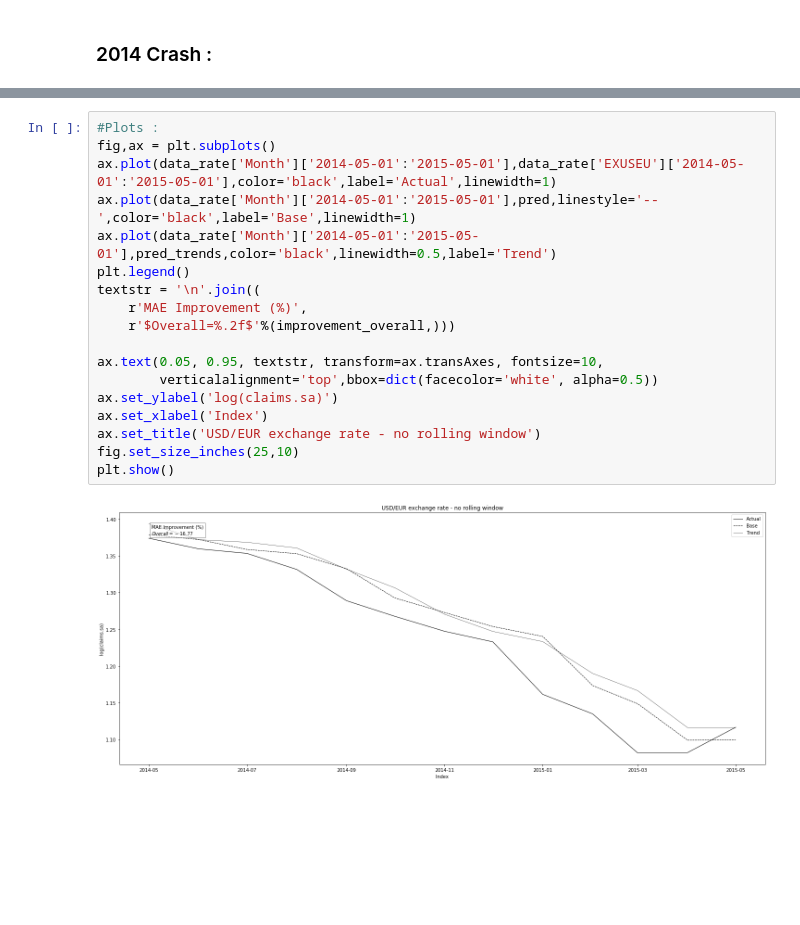
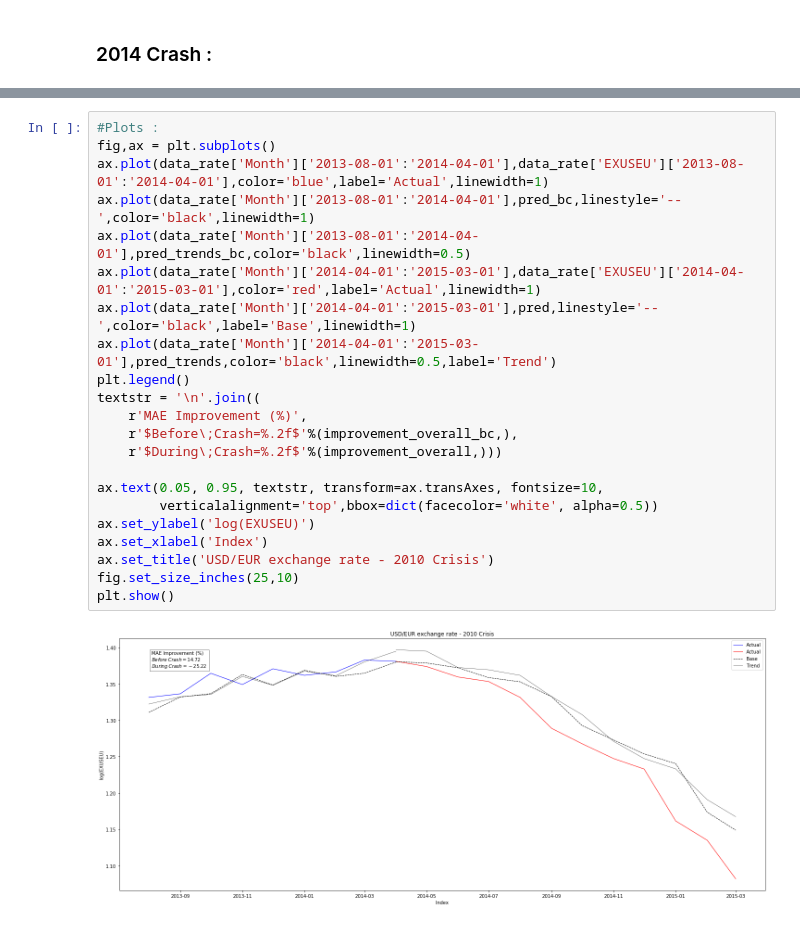
Before and after one commit to epfl-ada/ada-2020-project-milestone-p3-p3_adaimb, a Jupyter notebook: MilestoneP4.ipynb, the cells around one changed output, grey strips where cells are left out. Saved outputs shown, nothing was run; the diff lists cells and outputs as text; blank space fills up the shorter version.

```diff
--- a/MilestoneP4.ipynb
+++ b/MilestoneP4.ipynb
@@ -933,20 +1042,24 @@ MAE Base Overall = 0.023569673717720174
 # %%
 #Plots :
 fig,ax = plt.subplots()
-ax.plot(data_rate['Month']['2014-05-01':'2015-05-01'],data_rate['EXUSEU']['2014-05-01':'2015-05-01'],color='black',label='Actual',linewidth=1)
-ax.plot(data_rate['Month']['2014-05-01':'2015-05-01'],pred,linestyle='--',color='black',label='Base',linewidth=1)
-ax.plot(data_rate['Month']['2014-05-01':'2015-05-01'],pred_trends,color='black',linewidth=0.5,label='Trend')
+ax.plot(data_rate['Month']['2013-08-01':'2014-04-01'],data_rate['EXUSEU']['2013-08-01':'2014-04-01'],color='blue',label='Actual',linewidth=1)
+ax.plot(data_rate['Month']['2013-08-01':'2014-04-01'],pred_bc,linestyle='--',color='black',linewidth=1)
+ax.plot(data_rate['Month']['2013-08-01':'2014-04-01'],pred_trends_bc,color='black',linewidth=0.5)
+ax.plot(data_rate['Month']['2014-04-01':'2015-03-01'],data_rate['EXUSEU']['2014-04-01':'2015-03-01'],color='red',label='Actual',linewidth=1)
+ax.plot(data_rate['Month']['2014-04-01':'2015-03-01'],pred,linestyle='--',color='black',label='Base',linewidth=1)
+ax.plot(data_rate['Month']['2014-04-01':'2015-03-01'],pred_trends,color='black',linewidth=0.5,label='Trend')
 plt.legend()
 textstr = '\n'.join((
     r'MAE Improvement (%)',
-    r'$Overall=%.2f$'%(improvement_overall,)))
+    r'$Before\;Crash=%.2f$'%(improvement_overall_bc,),
+    r'$During\;Crash=%.2f$'%(improvement_overall,)))
 
 ax.text(0.05, 0.95, textstr, transform=ax.transAxes, fontsize=10,
         verticalalignment='top',bbox=dict(facecolor='white', alpha=0.5))
-ax.set_ylabel('log(claims.sa)')
+ax.set_ylabel('log(EXUSEU)')
 ax.set_xlabel('Index')
-ax.set_title('USD/EUR exchange rate - no rolling window')
+ax.set_title('USD/EUR exchange rate - 2010 Crisis')
 fig.set_size_inches(25,10)
 plt.show()
 # %% [output]
-[figure, old version]
+[figure, new version]
```
Also changed, not shown: parts of 27 cells of this notebook.
